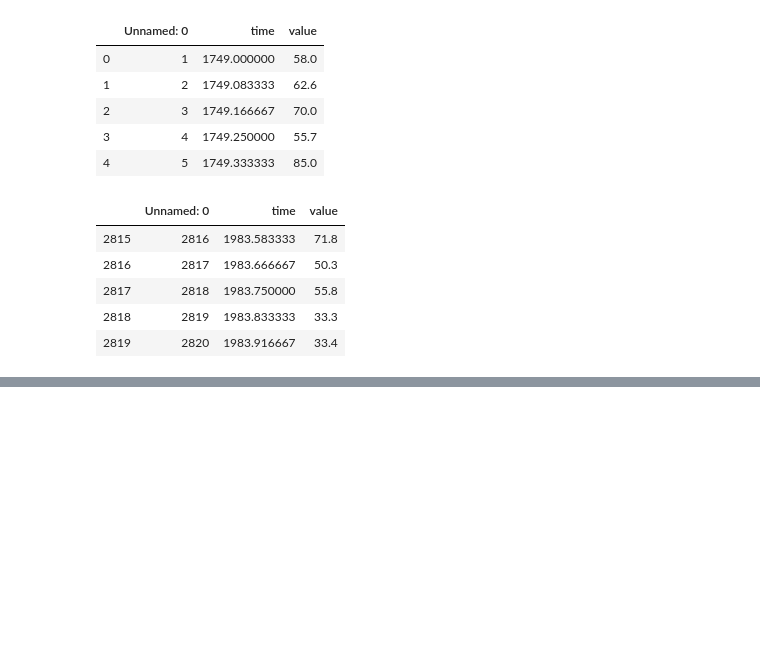
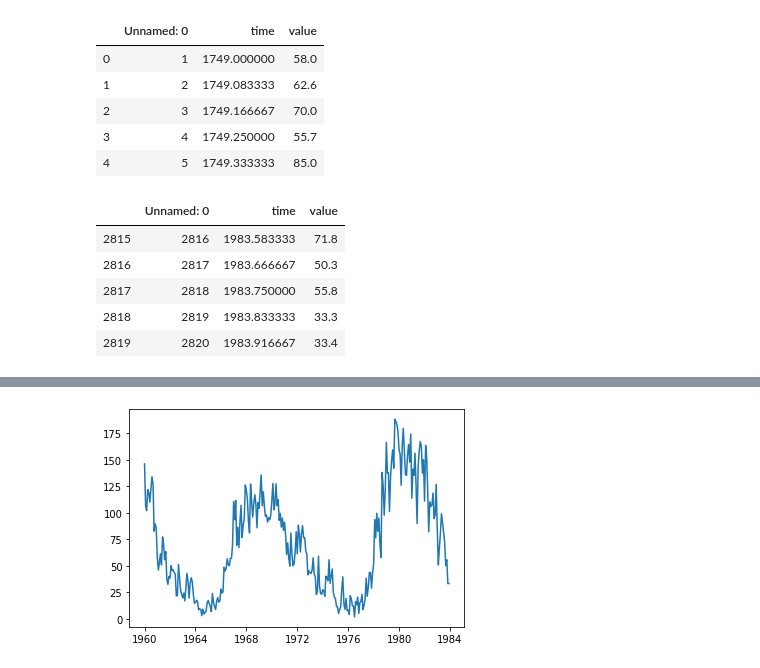
Before and after one commit to damiansp/TS, a Jupyter notebook: coursera/sequencesTSAndPrediction/01_intro_to_TS/01_sequences_and_prediction.py.ipynb, the cells around one changed output, grey strips where cells are left out. Saved outputs shown, nothing was run; the diff lists cells and outputs as text; code cells hidden in the pictures; blank space fills up the shorter version.

```diff
--- a/coursera/sequencesTSAndPrediction/01_intro_to_TS/01_sequences_and_prediction.py.ipynb
+++ b/coursera/sequencesTSAndPrediction/01_intro_to_TS/01_sequences_and_prediction.py.ipynb
@@ -234,0 +259,4 @@ df.tail()
+# %%
+plt.plot(df[pd.to_datetime('1960-01-01'):].value);
+# %% [output]
+[figure, added]
```
Also changed, not shown: parts of 21 cells of this notebook.
